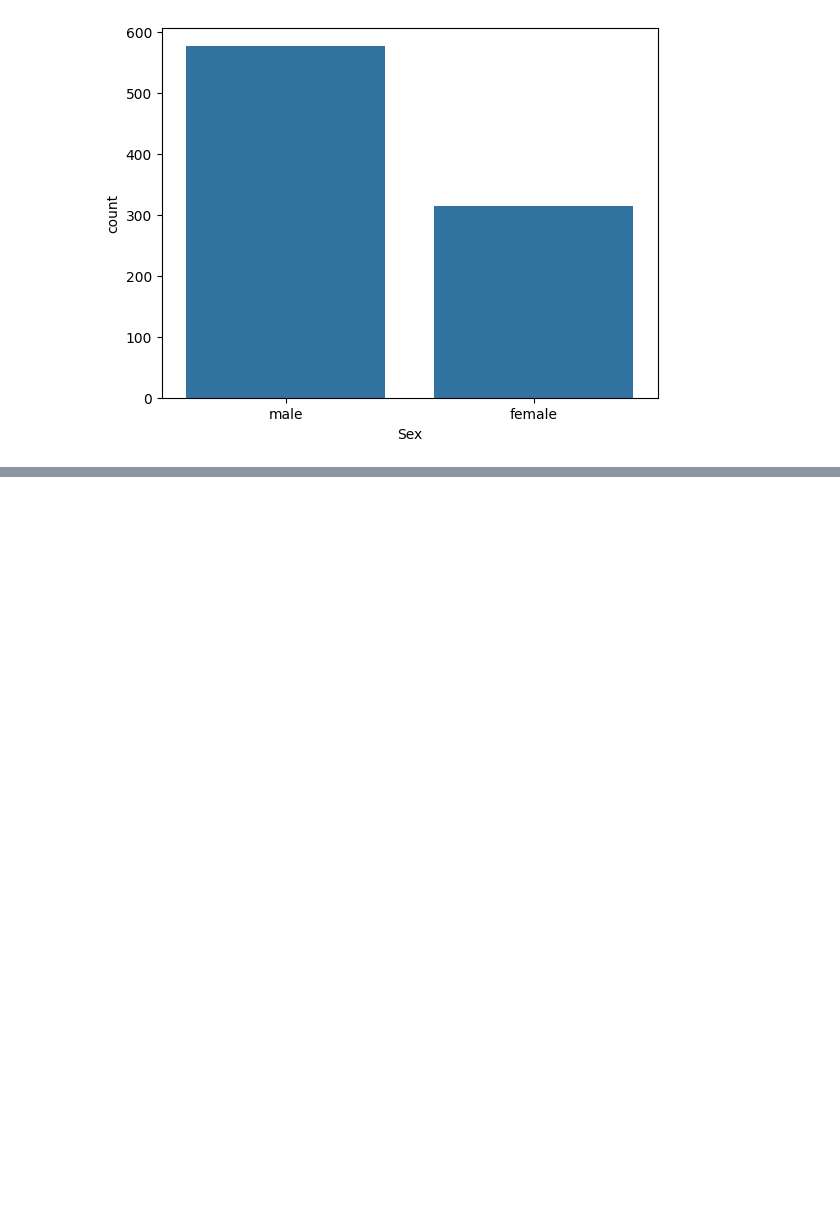
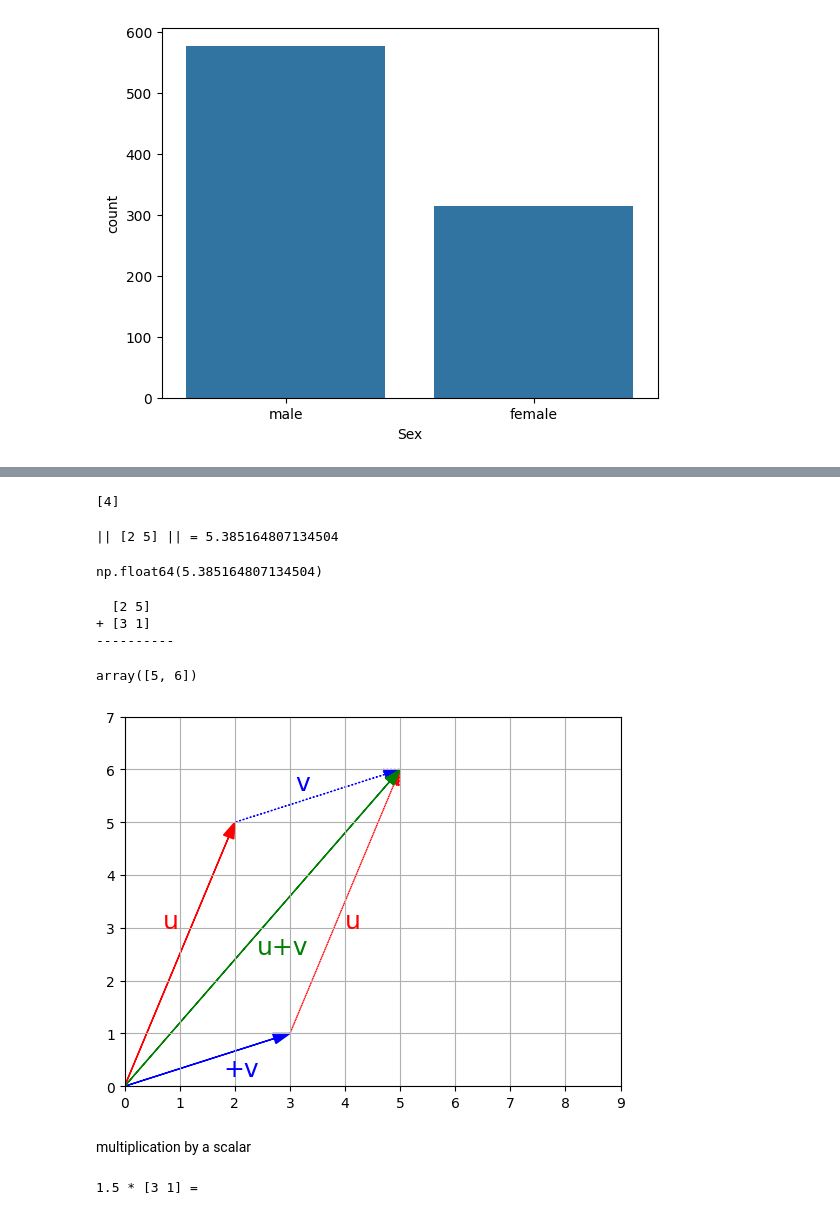
Before and after one commit to imaalokkushwaha8-ai/datascience, a Jupyter notebook: dslab3.ipynb, the cells around one changed output, grey strips where cells are left out. Cells and saved outputs as stored; diff of their text form; code cells hidden in the pictures; blank space fills up the shorter version.

```diff
--- a/dslab3.ipynb
+++ b/dslab3.ipynb
@@ -99,0 +215,51 @@ Name: count, dtype: int64
+# %%
+list_number=[1,2,3]
+new_list_number=[i**2 for i in list_number if i==2]
+print(new_list_number)
+# %% [output]
+[4]
+# %%
+def vector_norm(vector):
+    squares = [element**2 for element in vector] # List comprehension used for (2)^2 + (5)^2 = 29
+    return sum(squares)**0.5
+
+print(f"|| {u} || =", vector_norm(u))
+# %% [output]
+|| [2 5] || = 5.385164807134504
+# %%
+import numpy.linalg as LA
+LA.norm(u)
+# %% [output]
+np.float64(5.385164807134504)
+# %%
+print(" ", u)
+print("+", v)
+print("-"*10)
+u + v
+# %% [output]
+  [2 5]
++ [3 1]
+----------
+array([5, 6])
+# %%
+plot_vector2d(u, color="r")
+plot_vector2d(v, color="b")
+plot_vector2d(v, origin=u, color="b", linestyle="dotted")
+plot_vector2d(u, origin=v, color="r", linestyle="dotted")
+plot_vector2d(u+v, color="g")
+plt.axis([0, 9, 0, 7])
+plt.text(0.7, 3, "u", color="r", fontsize=18)
+plt.text(4, 3, "u", color="r", fontsize=18)
+plt.text(1.8, 0.2, "+v", color="b", fontsize=18)
+plt.text(3.1, 5.6, "v", color="b", fontsize=18)
+plt.text(2.4, 2.5, "u+v", color="g", fontsize=18)
+plt.grid()
+plt.show()
+# %% [output]
+[figure, added]
+# %% [markdown]
+multiplication by a scalar
+# %%
+print("1.5 *", v, "=")
+# %% [output]
+1.5 * [3 1] =
```
Also changed, not shown: parts of 35 cells of this notebook, 3 other files.
